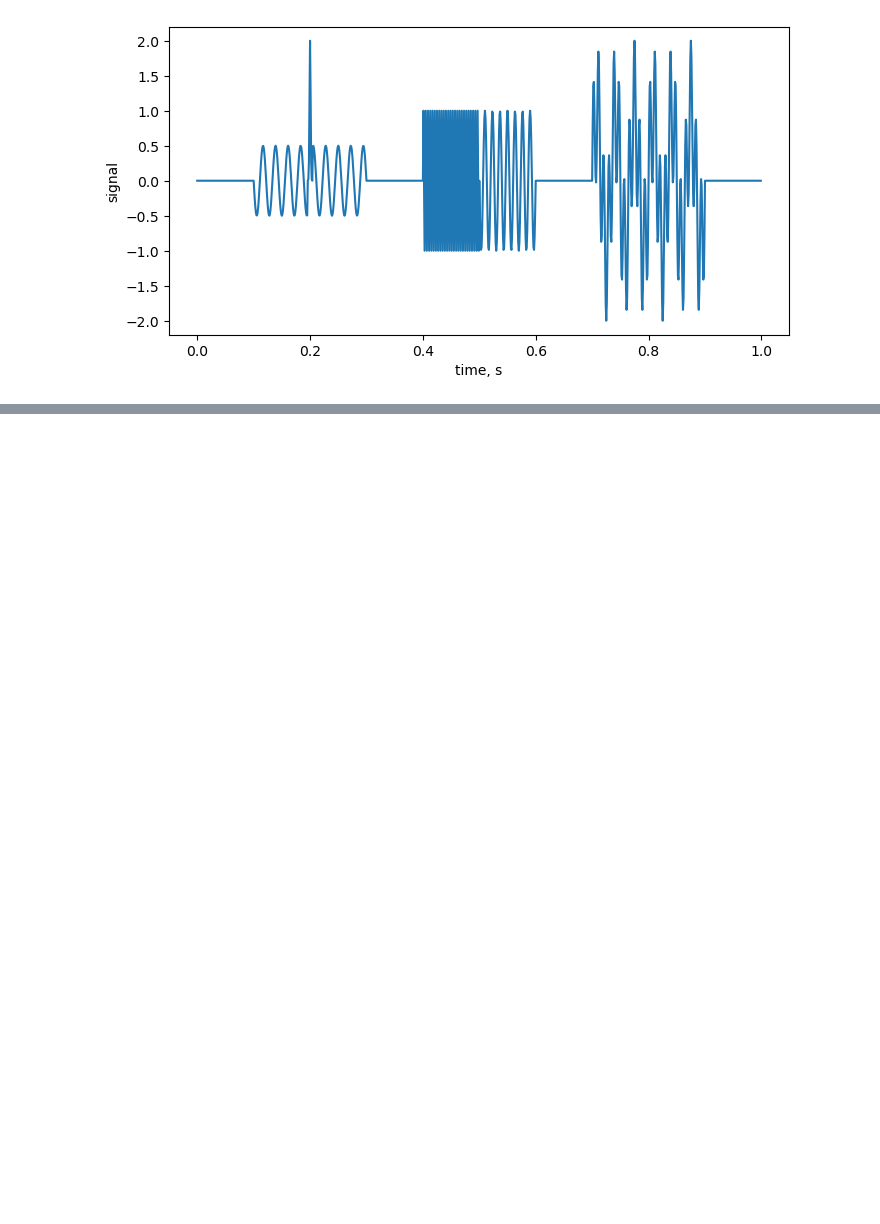
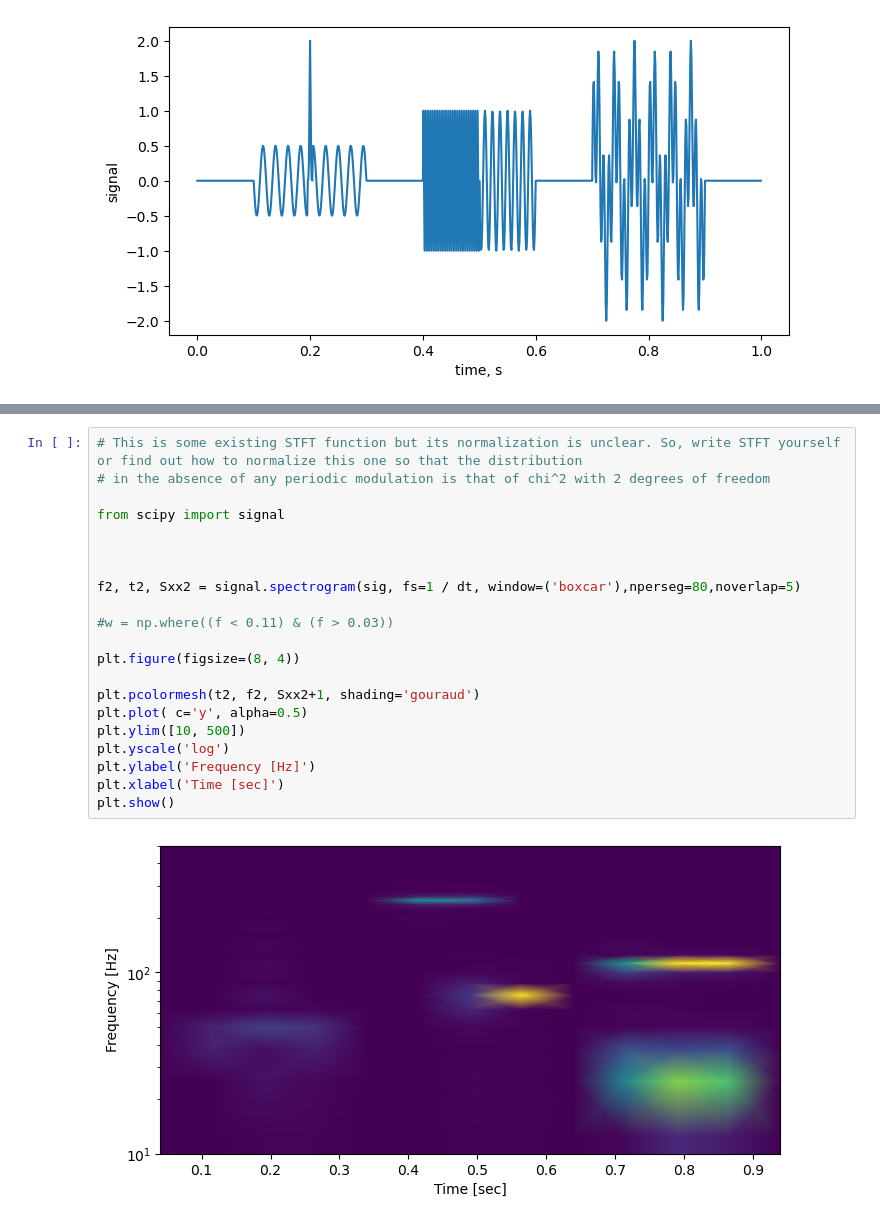
Before and after one commit to okargaltsev/PHYS-6810, a Jupyter notebook: Analyzing_Complex_Signal_from_Lecture_Slides.ipynb, the cells around one changed output, grey strips where cells are left out. Cells and saved outputs as stored; diff of their text form; blank space fills up the shorter version.

```diff
--- a/Analyzing_Complex_Signal_from_Lecture_Slides.ipynb
+++ b/Analyzing_Complex_Signal_from_Lecture_Slides.ipynb
@@ -72,3 +72,26 @@ plt.ylabel('frequency, Hz')
 plt.show()
 # %% [output]
 [figure]
+# %%
+# This is some existing STFT function but its normalization is unclear. So, write STFT yourself or find out how to normalize this one so that the distribution
+# in the absence of any periodic modulation is that of chi^2 with 2 degrees of freedom
+
+from scipy import signal
+
+
+
+f2, t2, Sxx2 = signal.spectrogram(sig, fs=1 / dt, window=('boxcar'),nperseg=80,noverlap=5)
+
+#w = np.where((f < 0.11) & (f > 0.03))
+
+plt.figure(figsize=(8, 4))
+
+plt.pcolormesh(t2, f2, Sxx2+1, shading='gouraud')
+plt.plot( c='y', alpha=0.5)
+plt.ylim([10, 500])
+plt.yscale('log')
+plt.ylabel('Frequency [Hz]')
+plt.xlabel('Time [sec]')
+plt.show()
+# %% [output]
+[figure, added]
```
Also changed, not shown: parts of 2 cells of this notebook, 1 other file.
